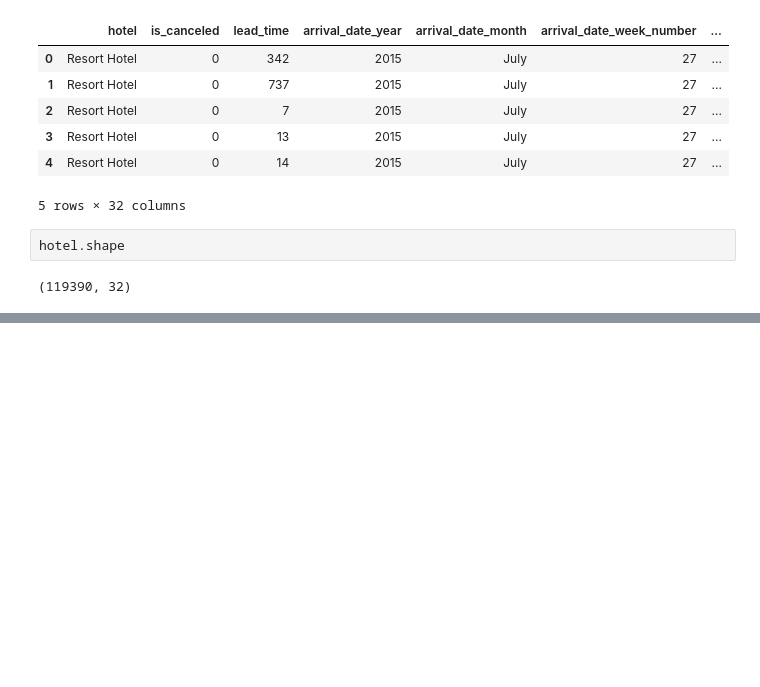
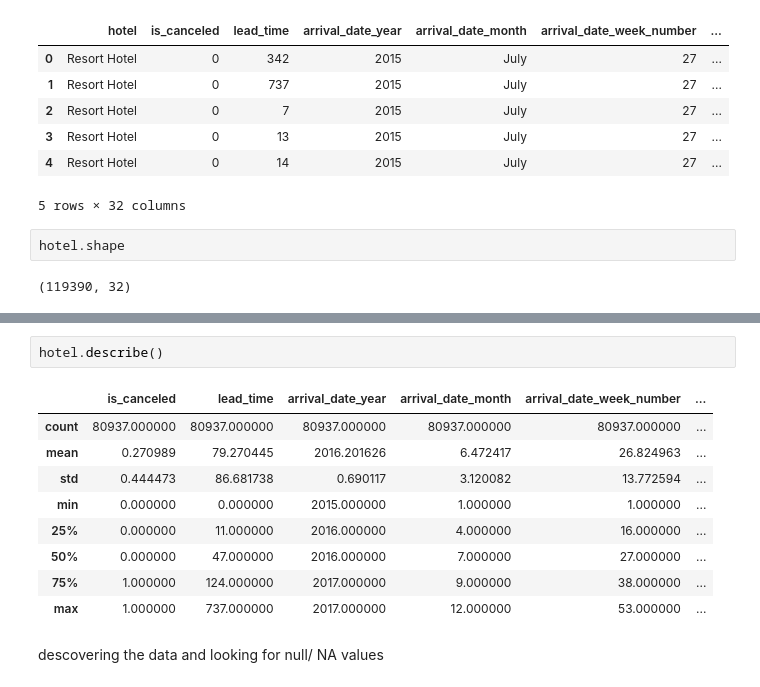
Before and after one commit to karimamd/Movies_Dataset_Analysis, a Jupyter notebook: hotel.ipynb, the cells around one changed output, grey strips where cells are left out. Drawn from its saved outputs; the diff is of its cells as text; blank space fills up the shorter version.

Commit message:
hopefully All Done
this is the final version I hope XD all data should be clean and ready for reporting

```diff
--- a/hotel.ipynb
+++ b/hotel.ipynb
@@ -25,0 +99,14 @@ hotel.duplicated().sum()
+# %%
+hotel.describe()
+# %% [output]
+|  | is_canceled | lead_time | arrival_date_year | arrival_date_month | arrival_date_week_number | ... |
+| count | 80937.000000 | 80937.000000 | 80937.000000 | 80937.000000 | 80937.000000 | ... |
+| mean | 0.270989 | 79.270445 | 2016.201626 | 6.472417 | 26.824963 | ... |
+| std | 0.444473 | 86.681738 | 0.690117 | 3.120082 | 13.772594 | ... |
+| min | 0.000000 | 0.000000 | 2015.000000 | 1.000000 | 1.000000 | ... |
+| 25% | 0.000000 | 11.000000 | 2016.000000 | 4.000000 | 16.000000 | ... |
+| 50% | 0.000000 | 47.000000 | 2016.000000 | 7.000000 | 27.000000 | ... |
+| 75% | 1.000000 | 124.000000 | 2017.000000 | 9.000000 | 38.000000 | ... |
+| max | 1.000000 | 737.000000 | 2017.000000 | 12.000000 | 53.000000 | ... |
+# %% [markdown]
+descovering the data and looking for null/ NA values
```
Also changed, not shown: parts of 14 cells of this notebook, 2 other files.
